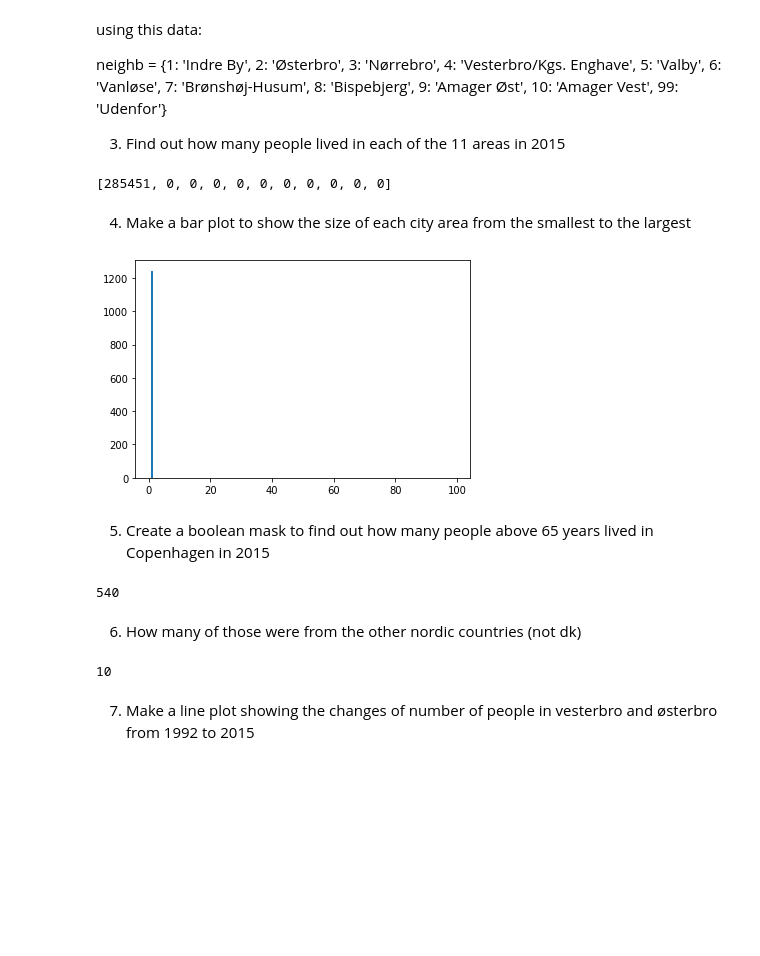
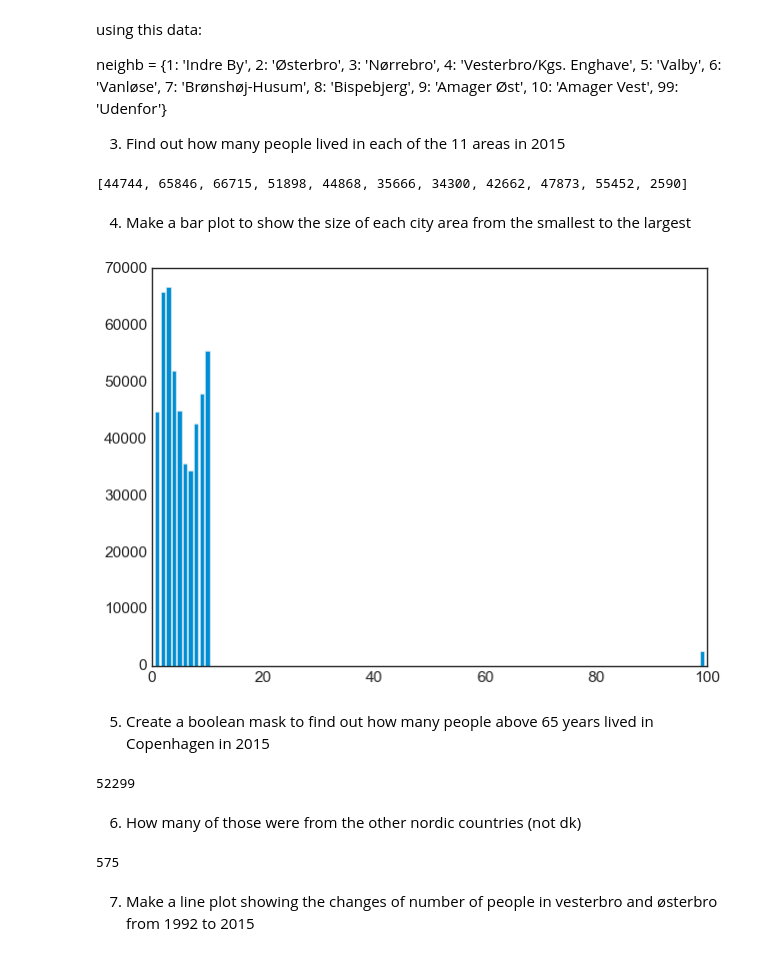
Before and after one commit to amandajuhl95/Python4Sem, a Jupyter notebook: Week4-Exercise/week4-exercise.ipynb, the cells around one changed output. Drawn from its saved outputs; the diff is of its cells as text; code cells hidden in the pictures; blank space fills up the shorter version.

```diff
--- a/Week4-Exercise/week4-exercise.ipynb
+++ b/Week4-Exercise/week4-exercise.ipynb
@@ -32,43 +32,51 @@ areas = {1: 'Indre By', 2: 'Østerbro', 3: 'Nørrebro', 4: 'Vesterbro/Kgs. Engha
 
 stats = bef_stats_df
 
+def number_of_people(n, mask):
+
+    all_people = stats[mask & (stats[:,1] == n)]
+    people_sum = all_people[:,4].sum()
+    return people_sum
+
 def get_people():
-    mask = (stats[:,0] == 2015)
-
-    return np.array([np.sum(stats[mask & stats[:,1] == area][:,4]) for area in areas])
+    mask_people = (stats[:,0] == 2015) & (stats[:,3] == 5100)
+    people = np.array([number_of_people(n, mask_people) for n in areas.keys()])
+    return people
 
 list(get_people())
 # %% [output]
-[285451, 0, 0, 0, 0, 0, 0, 0, 0, 0, 0]
+[44744, 65846, 66715, 51898, 44868, 35666, 34300, 42662, 47873, 55452, 2590]
 # %% [markdown]
 4. Make a bar plot to show the size of each city area from the smallest to the largest
 # %%
 import matplotlib.pyplot as plt
+
+plt.style.use('seaborn-white')
 
 set_of_areas = list(areas.keys())
 freq_people = get_people()
 
 plt.bar(set_of_areas, freq_people)
 plt.show()
 # %% [output]
-[figure, old version]
+[figure, new version]
 # %% [markdown]
 5. Create a boolean mask to find out how many people above 65 years lived in Copenhagen in 2015
 # %%
-mask = (stats[:,0] == 2015) & (stats[:,2] == 1) & (stats[:,3] == 5100)
+mask = (stats[:,0] == 2015) & (stats[:,2] > 65) & (stats[:,3] == 5100)
 np.sum(stats[mask][:,4])
 # %% [output]
-540
+52299
 # %% [markdown]
 6. How many of those were from the other nordic countries (not dk)
 # %%
-mask = (stats[:,0] == 2015) & (stats[:,2] == 1)
+mask = (stats[:,0] == 2015) & (stats[:,2] > 65)
 mask_sweden = (stats[:,3] == 5120)
 mask_norway = (stats[:,3] == 5110)
 mask_finland = (stats[:,3] == 5104)
 np.sum(stats[mask & (mask_sweden | mask_norway | mask_finland)][:,4])
 # %% [output]
-10
+575
 # %% [markdown]
 7. Make a line plot showing the changes of number of people in vesterbro and østerbro from 1992 to 2015
 # %%
```
Also changed, not shown: parts of 1 cell of this notebook, 3 other files.
